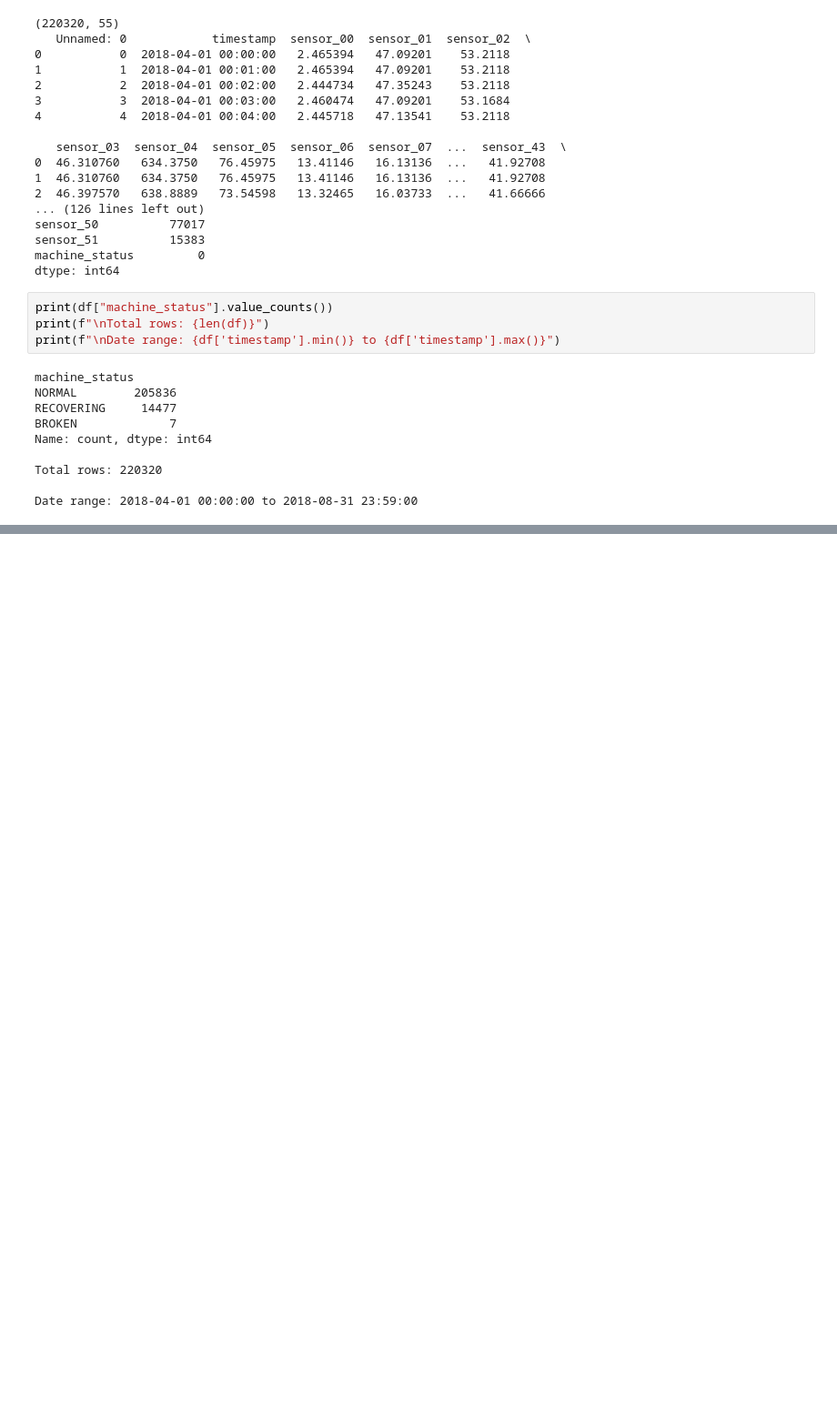
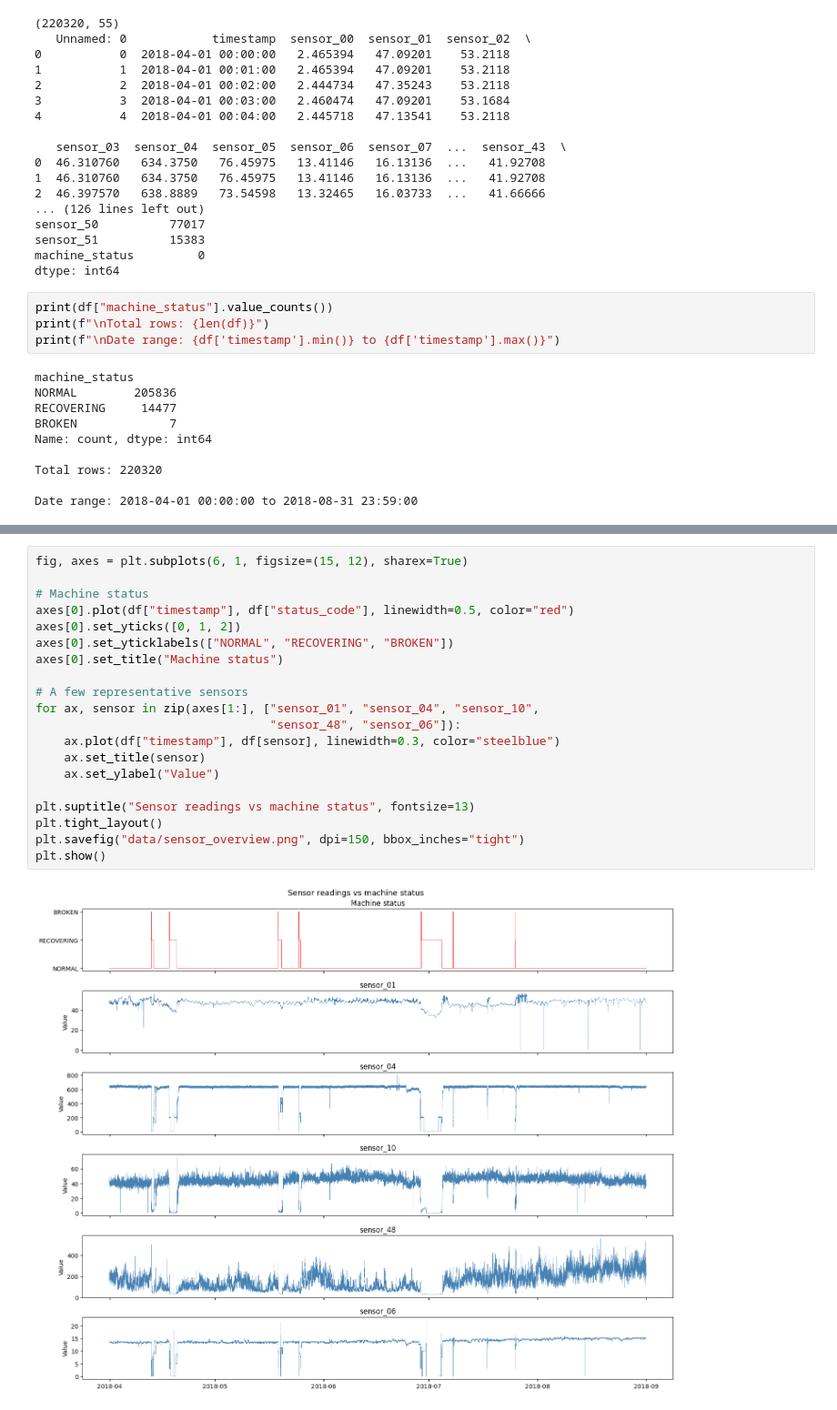
Before and after one commit to Dazcam/rotating-machinery-health-monitoring, a Jupyter notebook: 02_anomaly_detection/notebooks/02_anomaly_detection.ipynb, the cells around one changed output, grey strips where cells are left out. Shown at 91% size. Saved outputs shown, nothing was run; the diff lists cells and outputs as text; blank space fills up the shorter version.

```diff
--- a/02_anomaly_detection/notebooks/02_anomaly_detection.ipynb
+++ b/02_anomaly_detection/notebooks/02_anomaly_detection.ipynb
@@ -103,0 +128,22 @@ Date range: 2018-04-01 00:00:00 to 2018-08-31 23:59:00
+# %%
+fig, axes = plt.subplots(6, 1, figsize=(15, 12), sharex=True)
+
+# Machine status
+axes[0].plot(df["timestamp"], df["status_code"], linewidth=0.5, color="red")
+axes[0].set_yticks([0, 1, 2])
+axes[0].set_yticklabels(["NORMAL", "RECOVERING", "BROKEN"])
+axes[0].set_title("Machine status")
+
+# A few representative sensors
+for ax, sensor in zip(axes[1:], ["sensor_01", "sensor_04", "sensor_10",
+                                 "sensor_48", "sensor_06"]):
+    ax.plot(df["timestamp"], df[sensor], linewidth=0.3, color="steelblue")
+    ax.set_title(sensor)
+    ax.set_ylabel("Value")
+
+plt.suptitle("Sensor readings vs machine status", fontsize=13)
+plt.tight_layout()
+plt.savefig("data/sensor_overview.png", dpi=150, bbox_inches="tight")
+plt.show()
+# %% [output]
+[figure, added]
```
Also changed, not shown: parts of 13 cells of this notebook.
